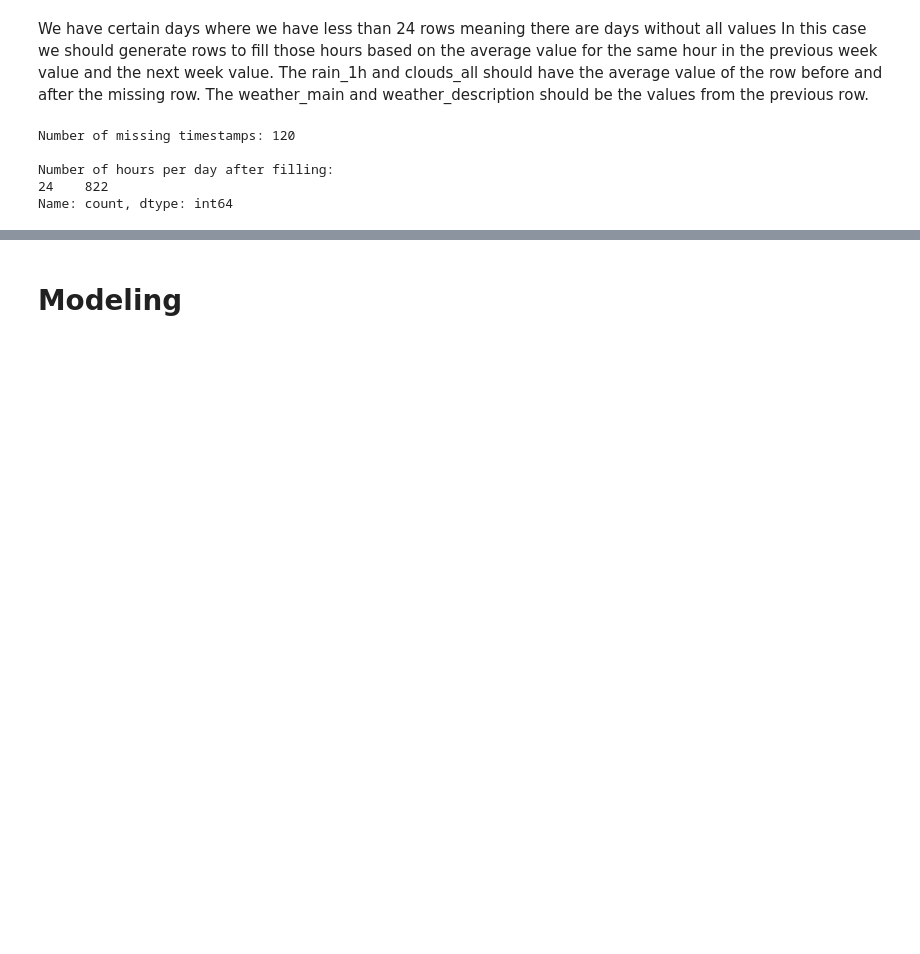
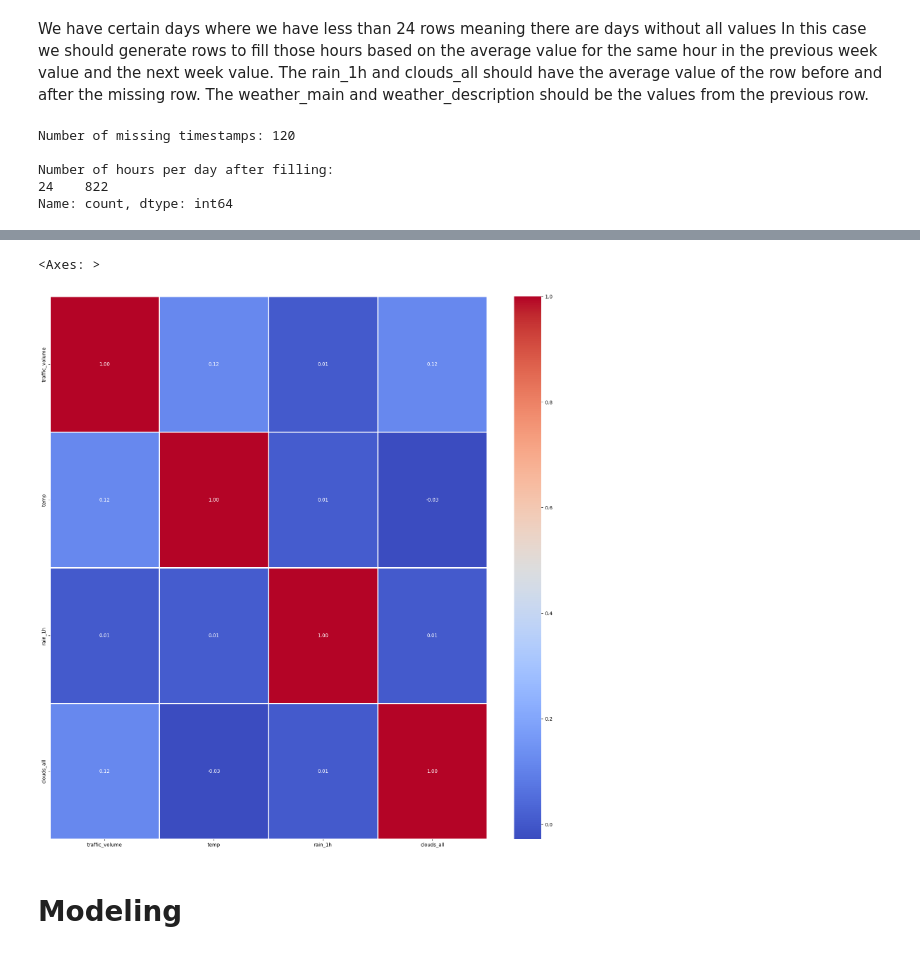
Before and after one commit to nandohos/mindd, a Jupyter notebook: TP2/TP2.ipynb, the cells around one changed output, grey strips where cells are left out. Saved outputs shown, nothing was run; the diff lists cells and outputs as text; code cells hidden in the pictures; blank space fills up the shorter version.

```diff
--- a/TP2/TP2.ipynb
+++ b/TP2/TP2.ipynb
@@ -315,3 +411,10 @@ Name: count, dtype: int64
+# %%
+# Obtain the correlation matrix of numerical columns
+plt.figure(figsize=(20, 20))
+sns.heatmap(df_complete[['traffic_volume', 'temp', 'rain_1h', 'clouds_all']].corr(), annot=True, cmap='coolwarm', fmt='.2f', linewidths=2)
+# %% [output]
+<Axes: >
+[figure, added]
 # %% [markdown]
 # Modeling
 # %% [markdown]
```
Also changed, not shown: parts of 4 cells of this notebook.
